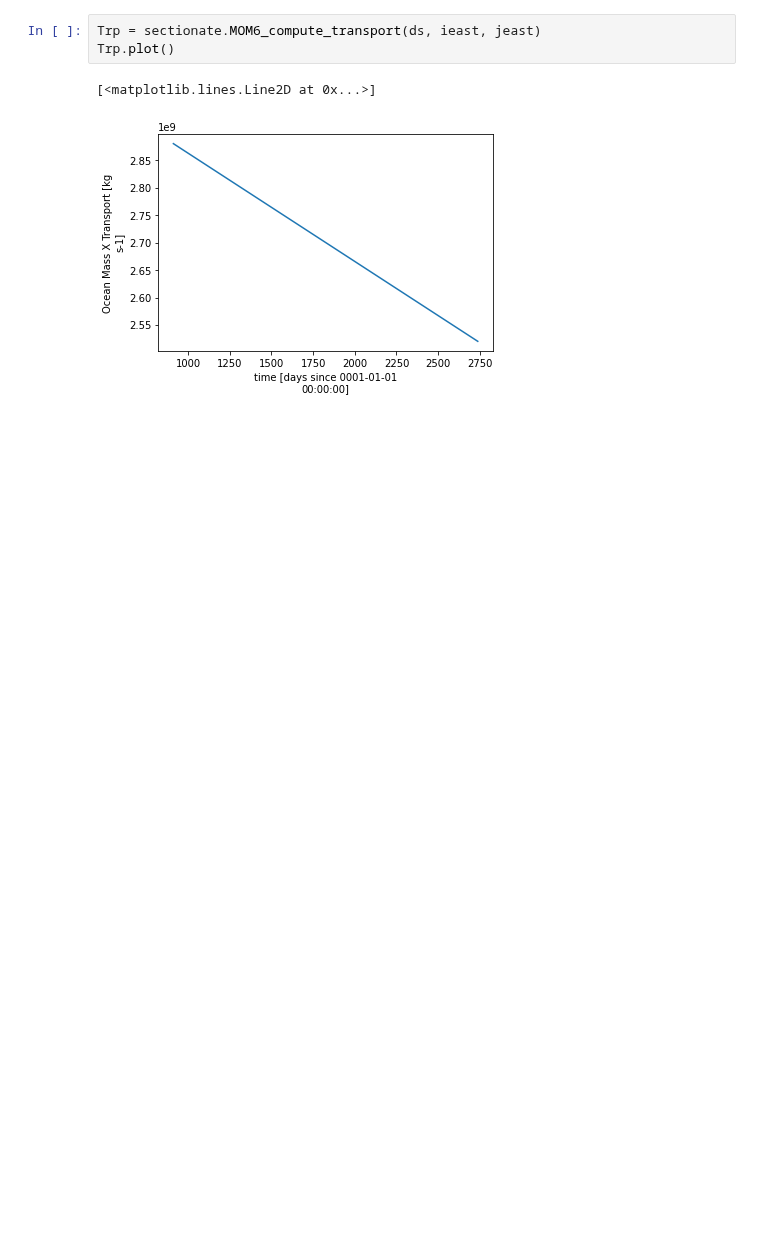
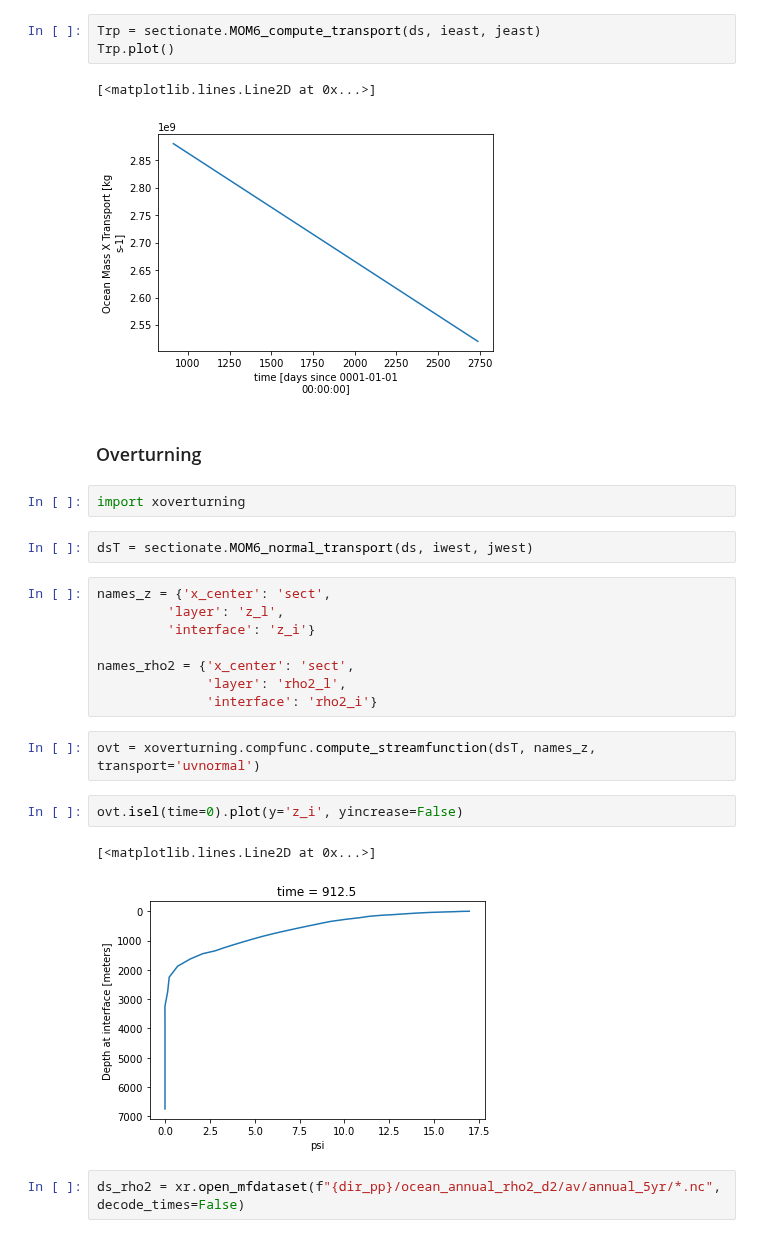
Before and after one commit to MOM6-community/sectionate, a Jupyter notebook: examples/OSNAP_CM4p125.ipynb, the cells around one changed output. Cells and saved outputs as stored; diff of their text form; blank space fills up the shorter version.

Commit message:
add normal transport + update example

```diff
--- a/examples/OSNAP_CM4p125.ipynb
+++ b/examples/OSNAP_CM4p125.ipynb
@@ -146,3 +146,26 @@ Trp.plot()
 # %% [output]
 [<matplotlib.lines.Line2D at 0x...>]
 [figure]
+# %% [markdown]
+### Overturning
+# %%
+import xoverturning
+# %%
+dsT = sectionate.MOM6_normal_transport(ds, iwest, jwest)
+# %%
+names_z = {'x_center': 'sect',
+         'layer': 'z_l',
+         'interface': 'z_i'}
+
+names_rho2 = {'x_center': 'sect',
+              'layer': 'rho2_l',
+              'interface': 'rho2_i'}
+# %%
+ovt = xoverturning.compfunc.compute_streamfunction(dsT, names_z, transport='uvnormal')
+# %%
+ovt.isel(time=0).plot(y='z_i', yincrease=False)
+# %% [output]
+[<matplotlib.lines.Line2D at 0x...>]
+[figure, added]
+# %%
+ds_rho2 = xr.open_mfdataset(f"{dir_pp}/ocean_annual_rho2_d2/av/annual_5yr/*.nc", decode_times=False)
```
Also changed, not shown: parts of 8 cells of this notebook, 2 other files.
